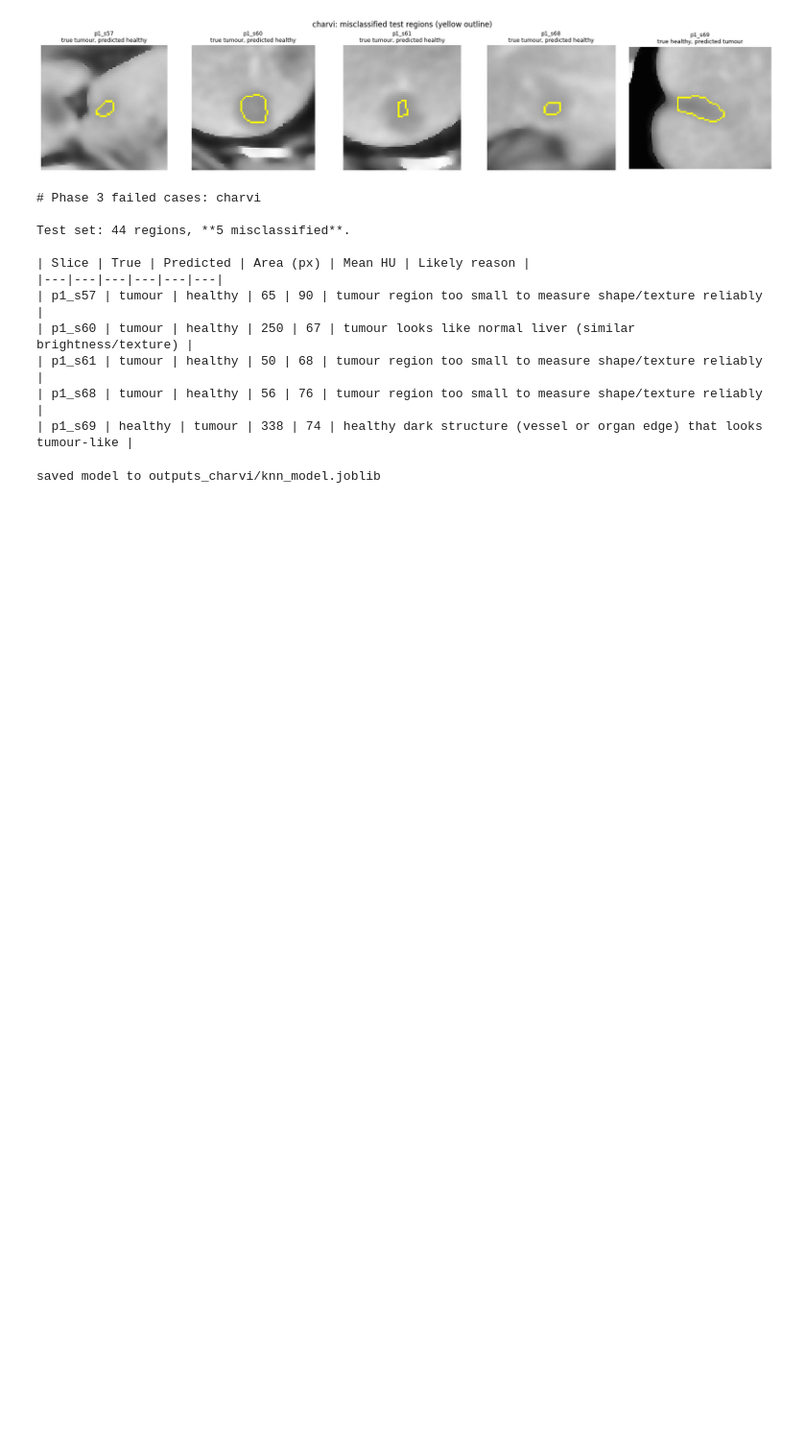
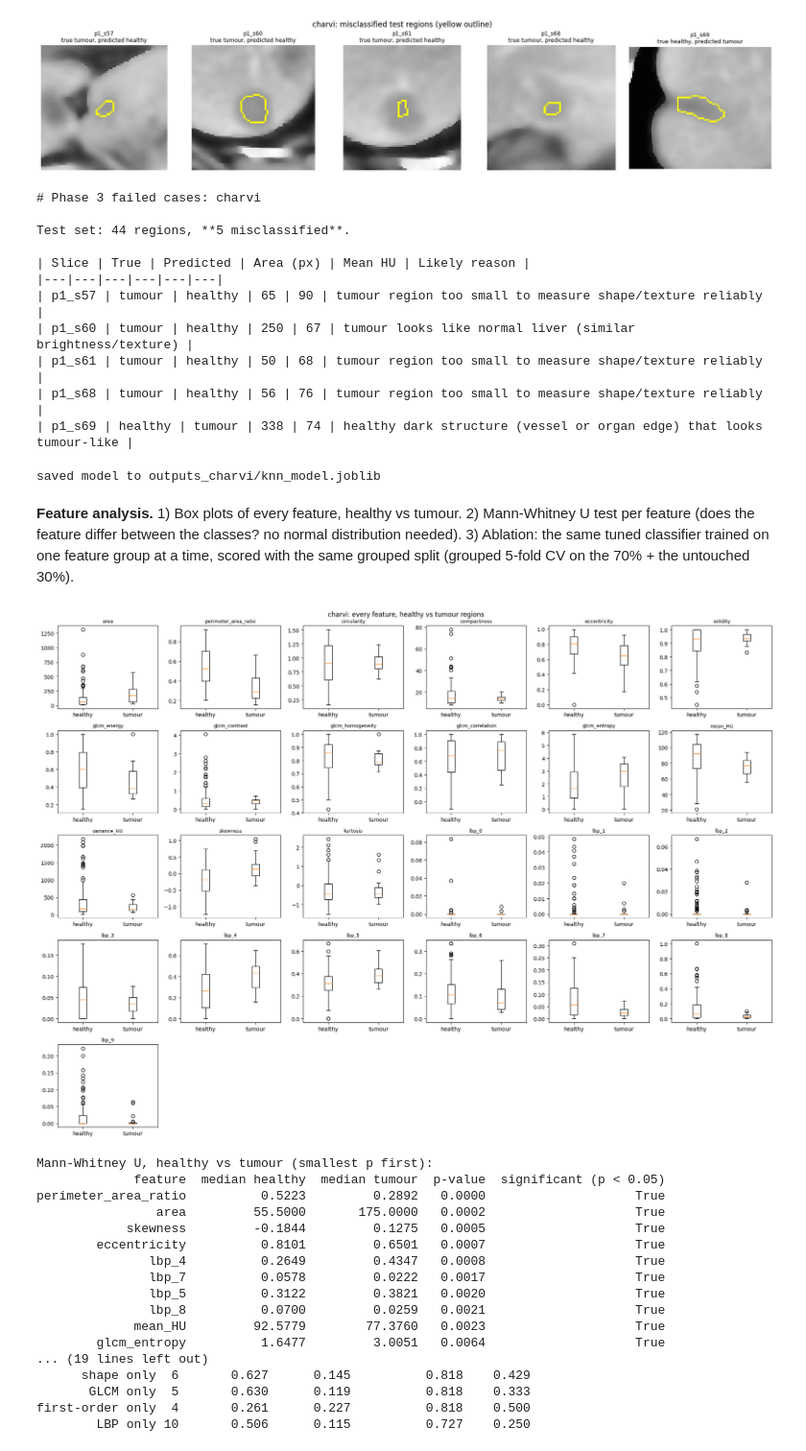
Before and after one commit to samasaeed-mv/imaging-assignment-, a Jupyter notebook: phase3/04_classification_charvi.ipynb, the cells around one changed output. Shown at 96% size. Saved outputs shown, nothing was run; the diff lists cells and outputs as text; code cells hidden in the pictures; blank space fills up the shorter version.

```diff
--- a/phase3/04_classification_charvi.ipynb
+++ b/phase3/04_classification_charvi.ipynb
@@ -320,3 +320,68 @@ joblib.dump({"model": model, "feature_names": list(features.columns[2:])}, f"{OU
 print("saved model to", f"{OUT}/knn_model.joblib")
 # %% [output]
 saved model to outputs_charvi/knn_model.joblib
+# %% [markdown]
+**Feature analysis.** 1) Box plots of every feature, healthy vs tumour. 2) Mann-Whitney U test per feature (does the feature differ between the classes? no normal distribution needed). 3) Ablation: the same tuned classifier trained on one feature group at a time, scored with the same grouped split (grouped 5-fold CV on the 70% + the untouched 30%).
+# %%
+from scipy.stats import mannwhitneyu
+from sklearn.base import clone
+
+feature_names = list(features.columns[2:])
+healthy, tumorous = features[features.label == 0], features[features.label == 1]
+
+# 1) box plots, healthy vs tumour
+cols = 6
+rows_n = int(np.ceil(len(feature_names) / cols))
+fig, axes = plt.subplots(rows_n, cols, figsize=(3.2 * cols, 2.8 * rows_n))
+for a, f in zip(axes.ravel(), feature_names):
+    a.boxplot([healthy[f], tumorous[f]]); a.set_xticks([1, 2], ["healthy", "tumour"]); a.set_title(f, fontsize=9)
+for a in axes.ravel()[len(feature_names):]:
+    a.axis("off")
+plt.suptitle(f"{NAME}: every feature, healthy vs tumour regions"); plt.tight_layout()
+plt.savefig(f"{FIGS}/{NAME}_p3_feature_boxplots.png", dpi=110); plt.show()
+
+# 2) Mann-Whitney U test per feature
+tests = pd.DataFrame([{"feature": f, "median healthy": healthy[f].median(), "median tumour": tumorous[f].median(),
+                       "p-value": mannwhitneyu(healthy[f], tumorous[f]).pvalue} for f in feature_names]).sort_values("p-value")
+tests["significant (p < 0.05)"] = tests["p-value"] < 0.05
+tests.to_csv(f"{OUT}/phase3_feature_tests.csv", index=False)
+print("Mann-Whitney U, healthy vs tumour (smallest p first):")
+print(tests.round(4).to_string(index=False))
+
+# 3) ablation: one feature group at a time, same tuned classifier, same grouped split
+SHAPE = ["area", "perimeter_area_ratio", "circularity", "compactness", "eccentricity", "solidity"]
+FIRST_ORDER = ["mean_HU", "variance_HU", "skewness", "kurtosis"]
+GROUPS = {"all features": feature_names, "shape only": SHAPE,
+          "GLCM only": [f for f in feature_names if f.startswith("glcm_")], "first-order only": FIRST_ORDER,
+          "LBP only": [f for f in feature_names if f.startswith("lbp_")]}
+ablation = []
+for group_name, cols_used in GROUPS.items():
+    idx = [feature_names.index(c) for c in cols_used]
+    clf = clone(search.best_estimator_)
+    cv_f1 = cross_validate(clf, X_train[:, idx], y_train, groups=groups[idx_train], cv=cv5, scoring="f1")["test_score"]
+    pred = clf.fit(X_train[:, idx], y_train).predict(X_test[:, idx])
+    ablation.append({"features": group_name, "n": len(idx), "CV F1 mean": cv_f1.mean(), "CV F1 std": cv_f1.std(),
+                     "test accuracy": accuracy_score(y_test, pred), "test F1": f1_score(y_test, pred, zero_division=0)})
+ablation = pd.DataFrame(ablation)
+ablation.to_csv(f"{OUT}/phase3_ablation.csv", index=False)
+print("\nAblation (same tuned classifier, same grouped split):")
+print(ablation.round(3).to_string(index=False))
+# %% [output]
+[figure, added]
+Mann-Whitney U, healthy vs tumour (smallest p first):
+             feature  median healthy  median tumour  p-value  significant (p < 0.05)
+perimeter_area_ratio          0.5223         0.2892   0.0000                    True
+                area         55.5000       175.0000   0.0002                    True
+            skewness         -0.1844         0.1275   0.0005                    True
+        eccentricity          0.8101         0.6501   0.0007                    True
+               lbp_4          0.2649         0.4347   0.0008                    True
+               lbp_7          0.0578         0.0222   0.0017                    True
+               lbp_5          0.3122         0.3821   0.0020                    True
+               lbp_8          0.0700         0.0259   0.0021                    True
+             mean_HU         92.5779        77.3760   0.0023                    True
+        glcm_entropy          1.6477         3.0051   0.0064                    True
+... (19 lines left out)
+      shape only  6       0.627      0.145          0.818    0.429
+       GLCM only  5       0.630      0.119          0.818    0.333
+first-order only  4       0.261      0.227          0.818    0.500
+        LBP only 10       0.506      0.115          0.727    0.250
```
Also changed, not shown: 15 other files.
